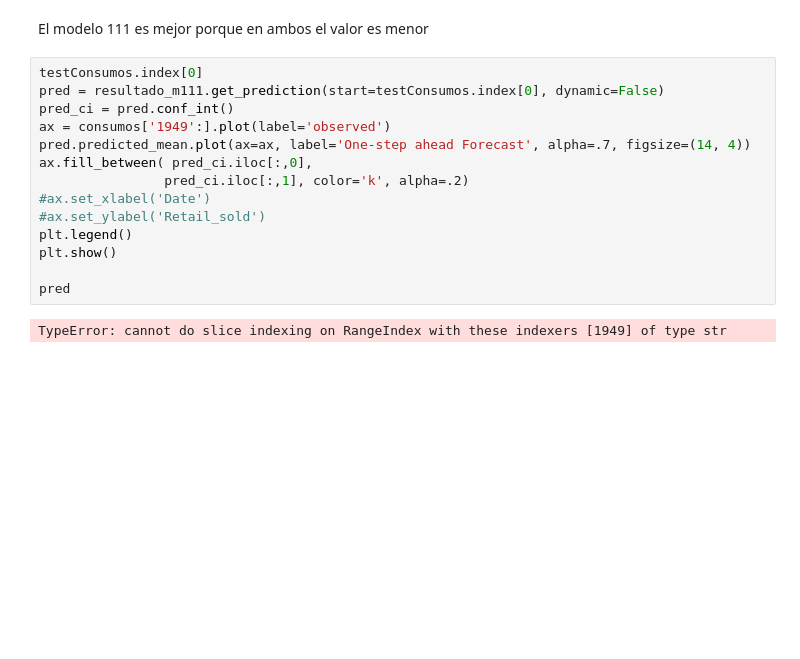
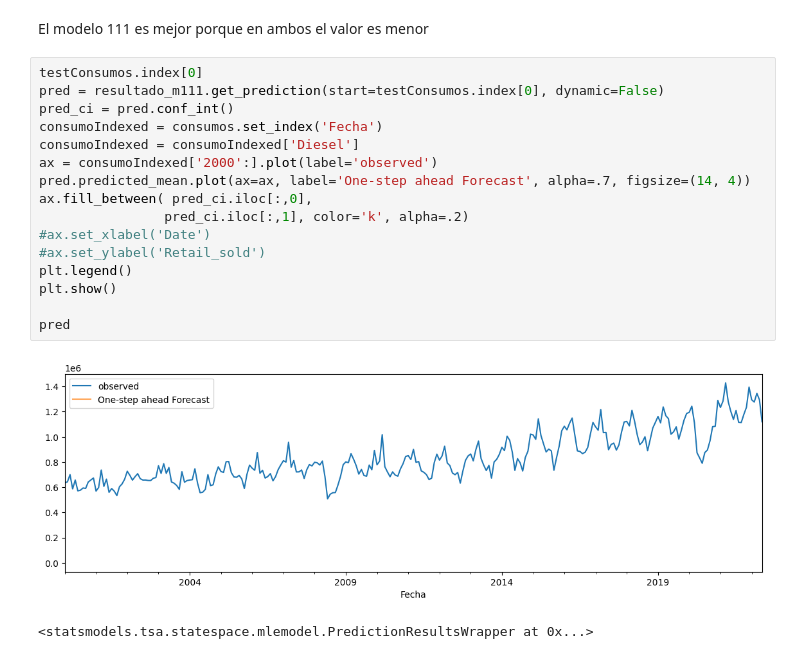
Before and after one commit to JuanPineda115/DS-HT2, a Jupyter notebook: HT2.ipynb, the cells around one changed output. Cells and saved outputs as stored; diff of their text form; blank space fills up the shorter version.

Commit message:
Completar analisis consumo diesel

```diff
--- a/HT2.ipynb
+++ b/HT2.ipynb
@@ -460,16 +471,19 @@ El modelo 111 es mejor porque en ambos el valor es menor
 # %%
 testConsumos.index[0]
 pred = resultado_m111.get_prediction(start=testConsumos.index[0], dynamic=False)
 pred_ci = pred.conf_int()
-ax = consumos['1949':].plot(label='observed')
+consumoIndexed = consumos.set_index('Fecha')
+consumoIndexed = consumoIndexed['Diesel']
+ax = consumoIndexed['2000':].plot(label='observed')
 pred.predicted_mean.plot(ax=ax, label='One-step ahead Forecast', alpha=.7, figsize=(14, 4))
 ax.fill_between( pred_ci.iloc[:,0],
                 pred_ci.iloc[:,1], color='k', alpha=.2)
 #ax.set_xlabel('Date')
 #ax.set_ylabel('Retail_sold')
 plt.legend()
 plt.show()
 
 pred
 # %% [output]
+[figure, added]
-TypeError: cannot do slice indexing on RangeIndex with these indexers [1949] of type str
+<statsmodels.tsa.statespace.mlemodel.PredictionResultsWrapper at 0x...>
```
Also changed, not shown: parts of 15 cells of this notebook.
